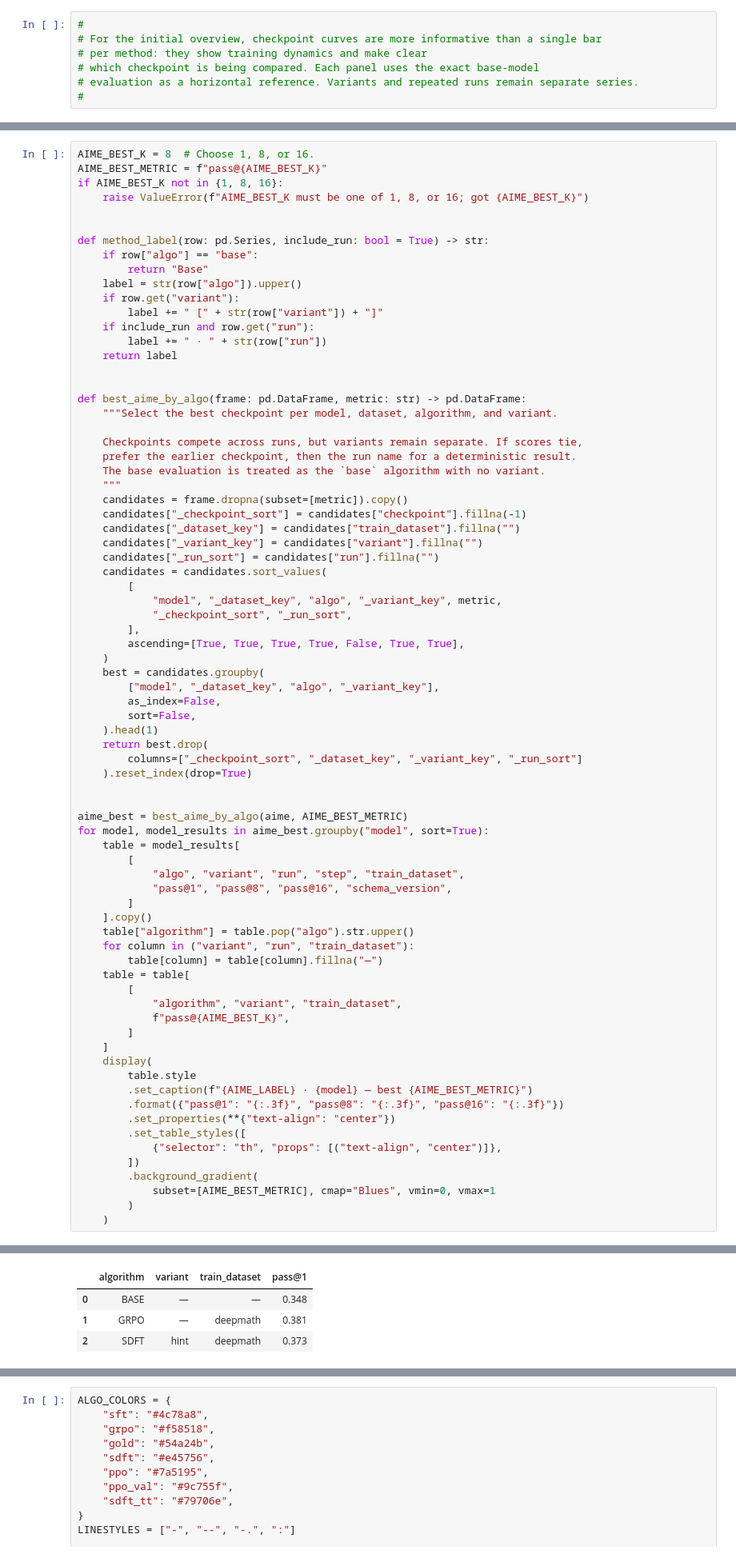
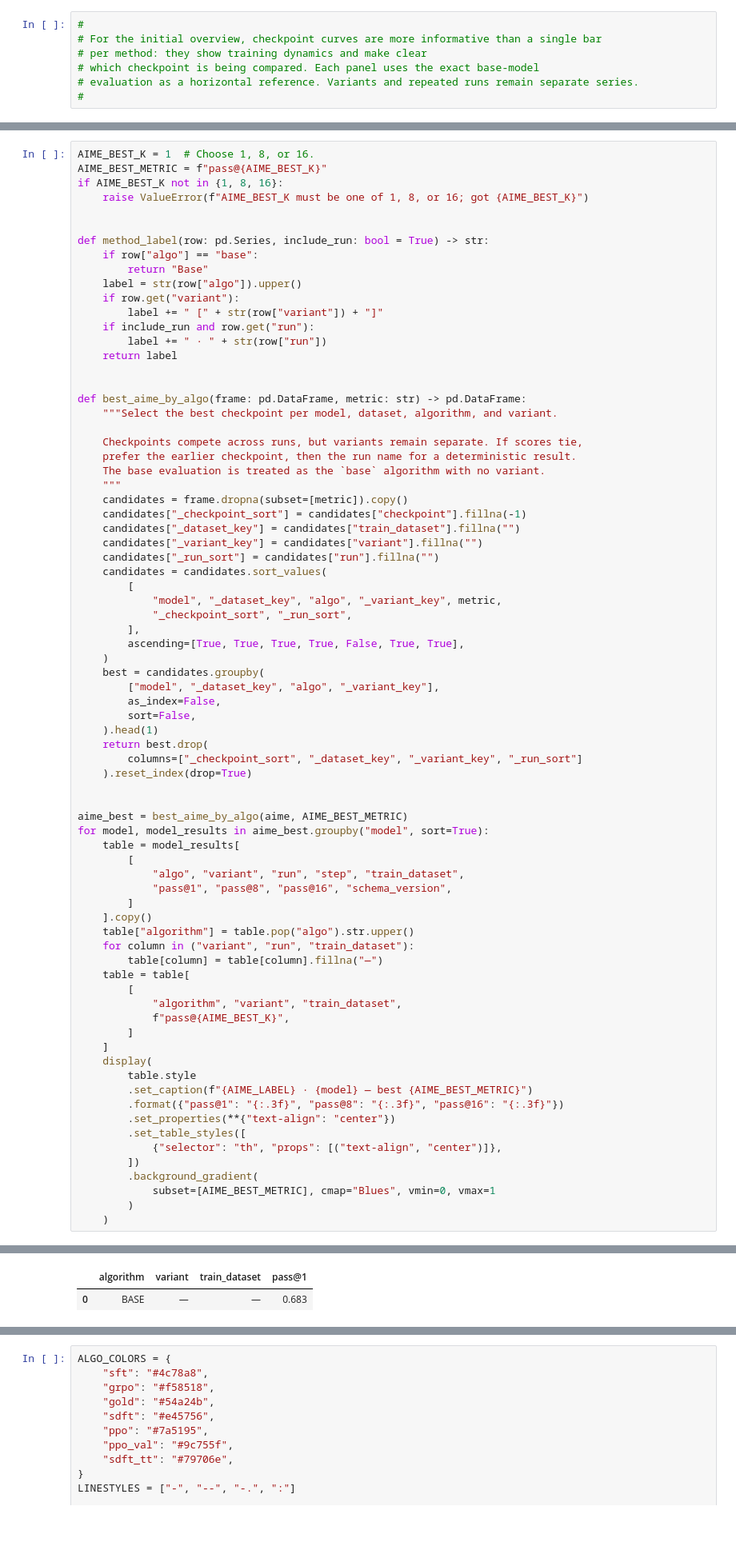
Before and after one commit to tatami-galaxy/self-distill, a Jupyter notebook: eval/viz/results_overview.ipynb, the cells around one changed output, grey strips where cells are left out. Shown at 80% size. Saved outputs shown, nothing was run; the diff lists cells and outputs as text; blank space fills up the shorter version.

```diff
--- a/eval/viz/results_overview.ipynb
+++ b/eval/viz/results_overview.ipynb
@@ -179,5 +180,5 @@ Loaded 21 AIME25 summaries across 2 models.
 # %%
-AIME_BEST_K = 8  # Choose 1, 8, or 16.
+AIME_BEST_K = 1  # Choose 1, 8, or 16.
 AIME_BEST_METRIC = f"pass@{AIME_BEST_K}"
 if AIME_BEST_K not in {1, 8, 16}:
     raise ValueError(f"AIME_BEST_K must be one of 1, 8, or 16; got {AIME_BEST_K}")
@@ -257,4 +258,2 @@ AIME25 · Qwen3-1.7B — best pass@1
 |  | algorithm | variant | train_dataset | pass@1 |
-| 0 | BASE | — | — | 0.348 |
-| 1 | GRPO | — | deepmath | 0.381 |
-| 2 | SDFT | hint | deepmath | 0.373 |
+| 0 | BASE | — | — | 0.683 |
```
Also changed, not shown: parts of 2 cells of this notebook, 1 other file.
